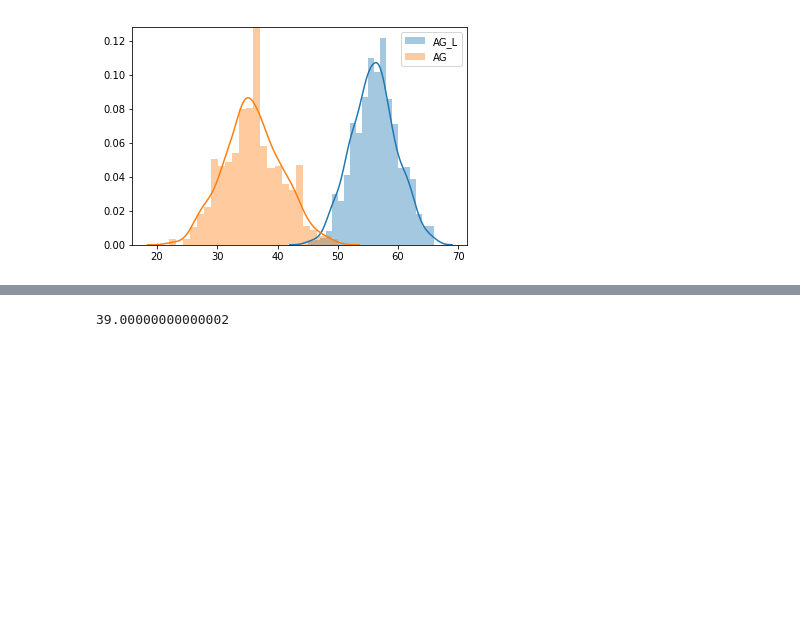
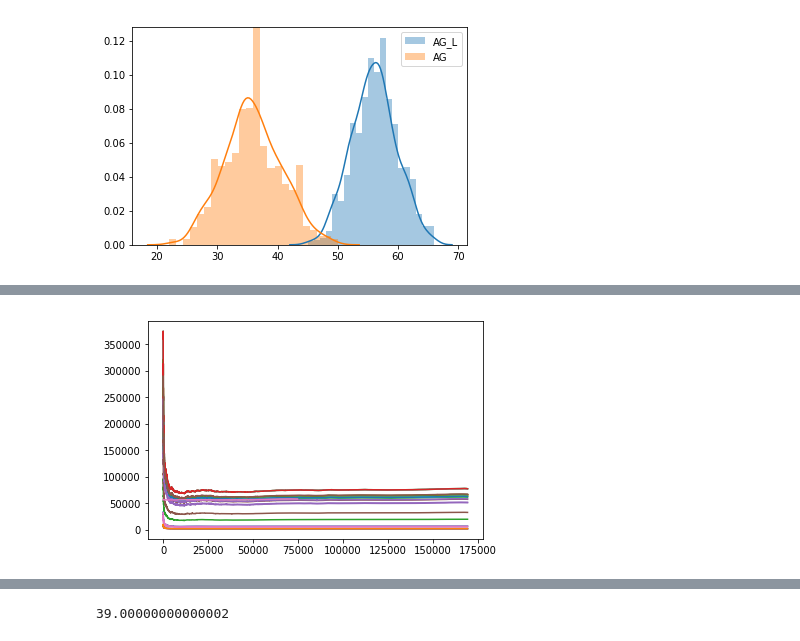
Before and after one commit to ShrekFelix/Reducing-Exploration-of-Dying-Arms-in-Mortal-Bandits, a Jupyter notebook: optimal exploration for mortal MAB.ipynb, the cells around one changed output, grey strips where cells are left out. Drawn from its saved outputs; the diff is of its cells as text; code cells hidden in the pictures; blank space fills up the shorter version.

```diff
--- a/optimal exploration for mortal MAB.ipynb
+++ b/optimal exploration for mortal MAB.ipynb
@@ -608,0 +682,5 @@ UCB_L2(reward_rate=100,c=10, verbose=False)/100
+# %%
+for i in life_length.values():
+    plt.plot(i)
+# %% [output]
+[figure, added]
```
Also changed, not shown: parts of 16 cells of this notebook.
